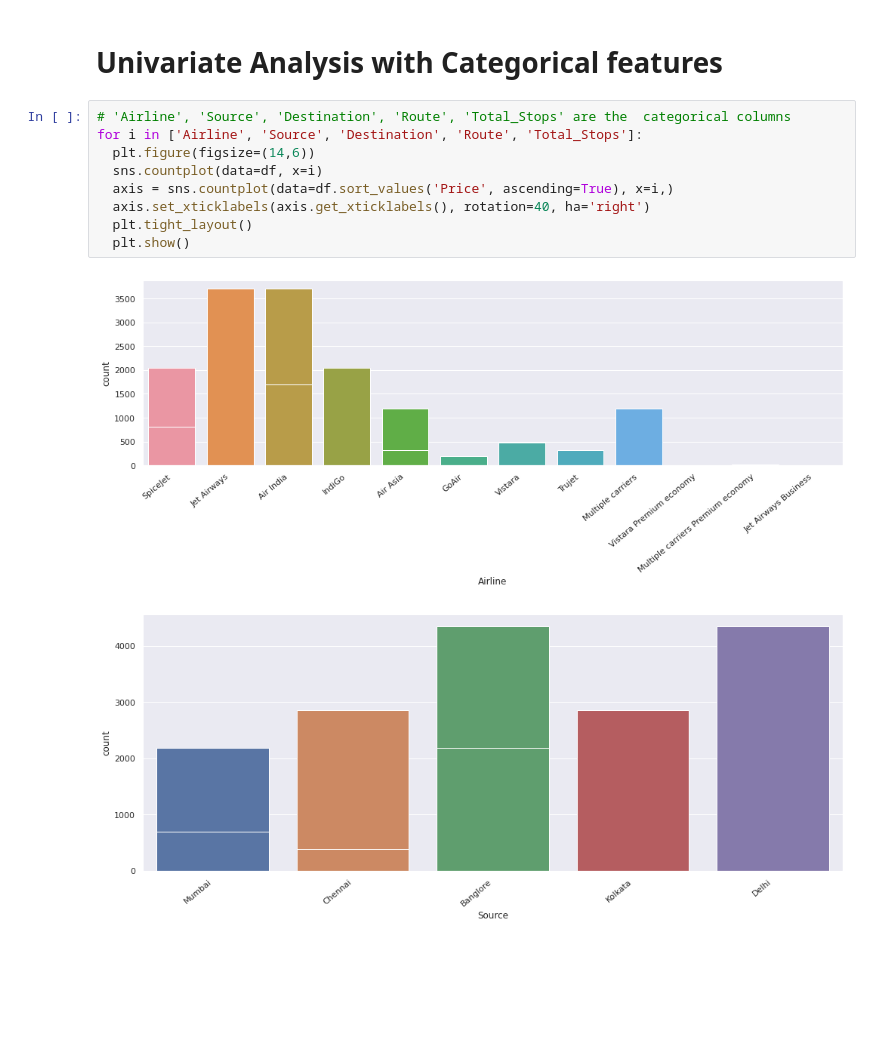
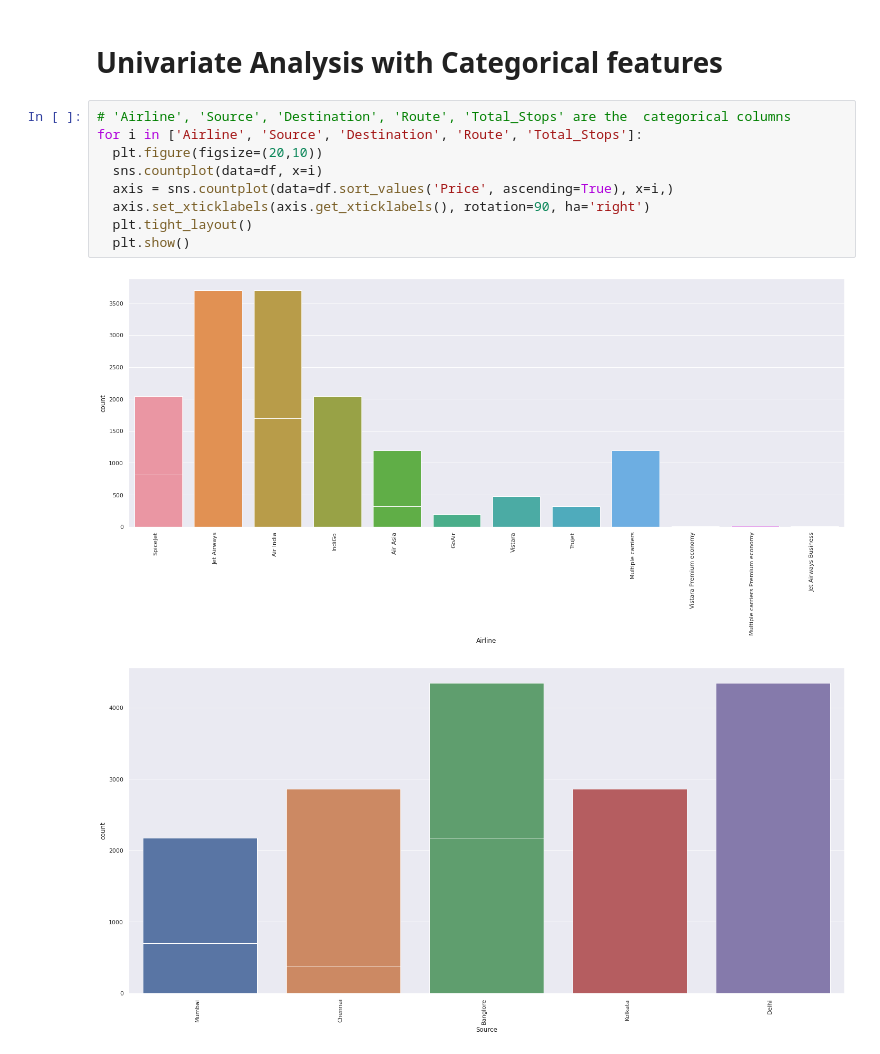
Before and after one commit to AzadMehedi/ML-Projects, a Jupyter notebook: Predict_The_Flight_Ticket_Price.ipynb, the cells around one changed output. Saved outputs shown, nothing was run; the diff lists cells and outputs as text; blank space fills up the shorter version.

```diff
--- a/Predict_The_Flight_Ticket_Price.ipynb
+++ b/Predict_The_Flight_Ticket_Price.ipynb
@@ -729,12 +729,12 @@ Index(['Airline', 'Source', 'Destination', 'Route', 'Duration', 'Total_Stops'],
 # %%
 # 'Airline', 'Source', 'Destination', 'Route', 'Total_Stops' are the  categorical columns
 for i in ['Airline', 'Source', 'Destination', 'Route', 'Total_Stops']:
-  plt.figure(figsize=(14,6))
+  plt.figure(figsize=(20,10))
   sns.countplot(data=df, x=i)
   axis = sns.countplot(data=df.sort_values('Price', ascending=True), x=i,)
-  axis.set_xticklabels(axis.get_xticklabels(), rotation=40, ha='right')
+  axis.set_xticklabels(axis.get_xticklabels(), rotation=90, ha='right')
   plt.tight_layout()
   plt.show()
 # %% [output]
-[figure, old version]
+[figure, new version]
-[figure, old version]
+[figure, new version]
```
Also changed, not shown: parts of 6 cells of this notebook.
